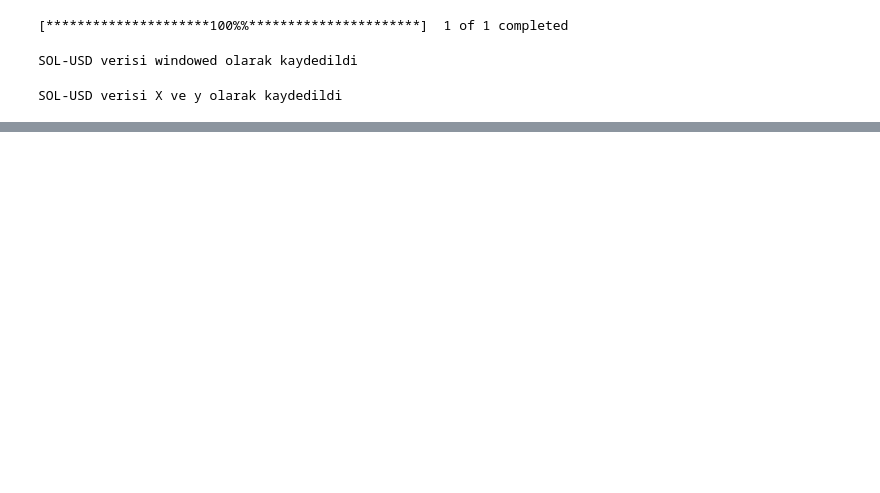
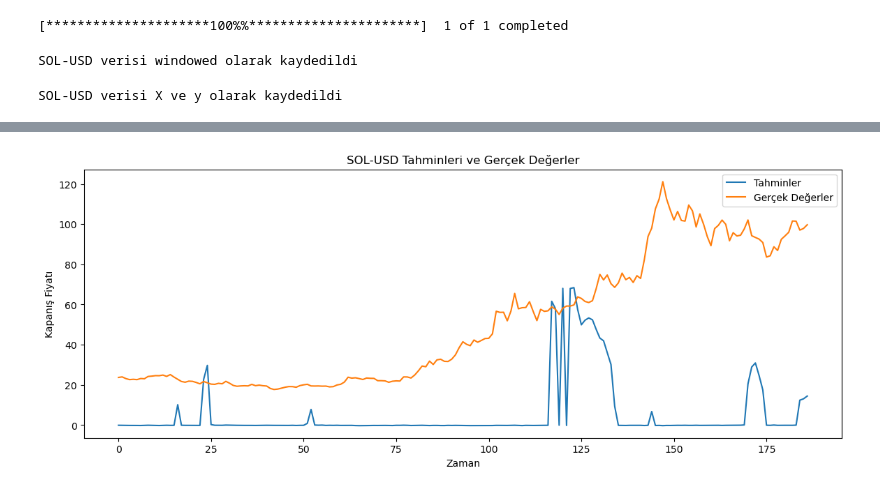
Before and after one commit to mmustafakapici/LSTM-demos, a Jupyter notebook: MY-LSTM/02-model.ipynb, the cells around one changed output, grey strips where cells are left out. Drawn from its saved outputs; the diff is of its cells as text; code cells hidden in the pictures; blank space fills up the shorter version.

```diff
--- a/MY-LSTM/02-model.ipynb
+++ b/MY-LSTM/02-model.ipynb
@@ -157,21 +157,21 @@ X_train_test = [train_test_split(X_y[i][0], X_y[i][1], 0.2) for i in range(len(X
 def model_olustur(input_shape, output_shape):
     # Modeli oluşturun
     model = Sequential()
-    model.add(Dense(128, input_shape=input_shape))
+
+    # Giriş katmanı
+    model.add(LSTM(128, input_shape=input_shape, return_sequences=True))
     model.add(Dropout(0.2))
     model.add(BatchNormalization())
 
-    model.add(Dense(128))
-    model.add(Dropout(0.1))
-    model.add(BatchNormalization())
-
-    model.add(Dense(128))
+    # Gizli katmanlar
+    model.add(LSTM(128, return_sequences=False))
     model.add(Dropout(0.2))
     model.add(BatchNormalization())
 
     model.add(Dense(32, activation='relu'))
     model.add(Dropout(0.2))
 
+    # Çıkış katmanı
     model.add(Dense(output_shape))
 
     return model
@@ -213,17 +225,19 @@ Detected at node gradient_tape/mean_squared_error/BroadcastGradientArgs defined
 # %%
-# her bir veri çerçevesi için modeli yükleyip tahmin yapalım tahminlerin bütün kolonlarını görselleştirelim
-
-# Her bir model için döngü oluşturun
+# Her bir model için döngü oluşturun ve tahmin yapın
 for i in range(len(models)):
     # Modeli yükleyin
     model = tf.keras.models.load_model(f'models/{tickers[i]}_model.h5')
 
-    # Tahminleri yapın
+    # Tahmin yapın
     predictions = model.predict(X_train_test[i][1])
 
-    # Tahminleri ve gerçek değerleri görselleştirin
-    plt.figure(figsize=(12, 6))
-    plt.plot(predictions, label='Tahminler')
-    plt.plot(X_train_test[i][3], label='Gerçek Değerler')
+    # Tahminleri ve gerçek değerleri görselleştirin sadece close
+    plt.figure(figsize=(14, 5))
+    plt.plot(predictions[:, 3], label='Tahminler')
+    plt.plot(X_train_test[i][3][:, 3], label='Gerçek Değerler')
+    plt.title(f'{tickers[i]} Tahminleri ve Gerçek Değerler')
+    plt.xlabel('Zaman')
+    plt.ylabel('Kapanış Fiyatı')
     plt.legend()
     plt.show()
+# %% [output]
@@ -229,0 +245 @@ for i in range(len(models)):
+[figure, added]
```
Also changed, not shown: parts of 2 cells of this notebook.
